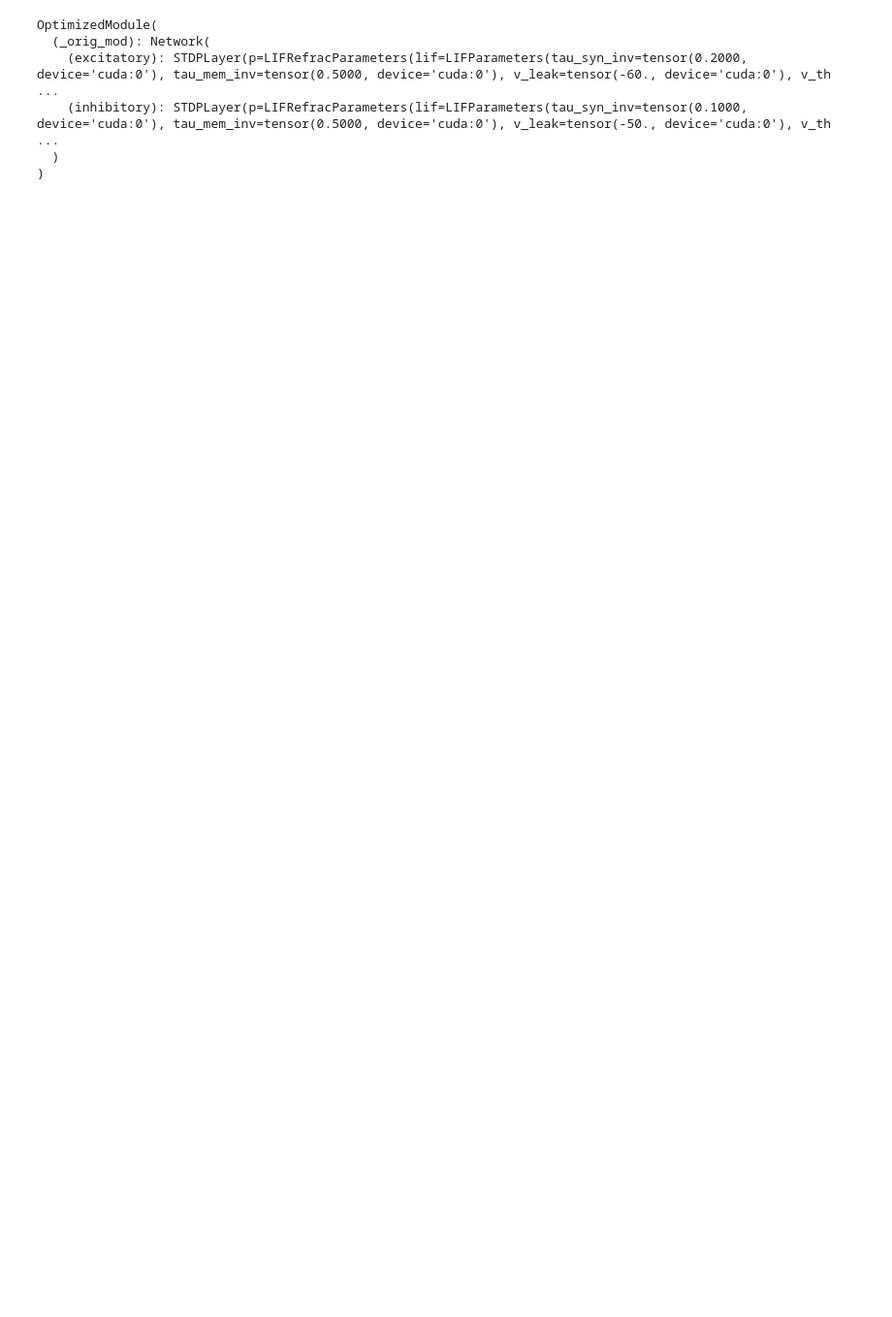
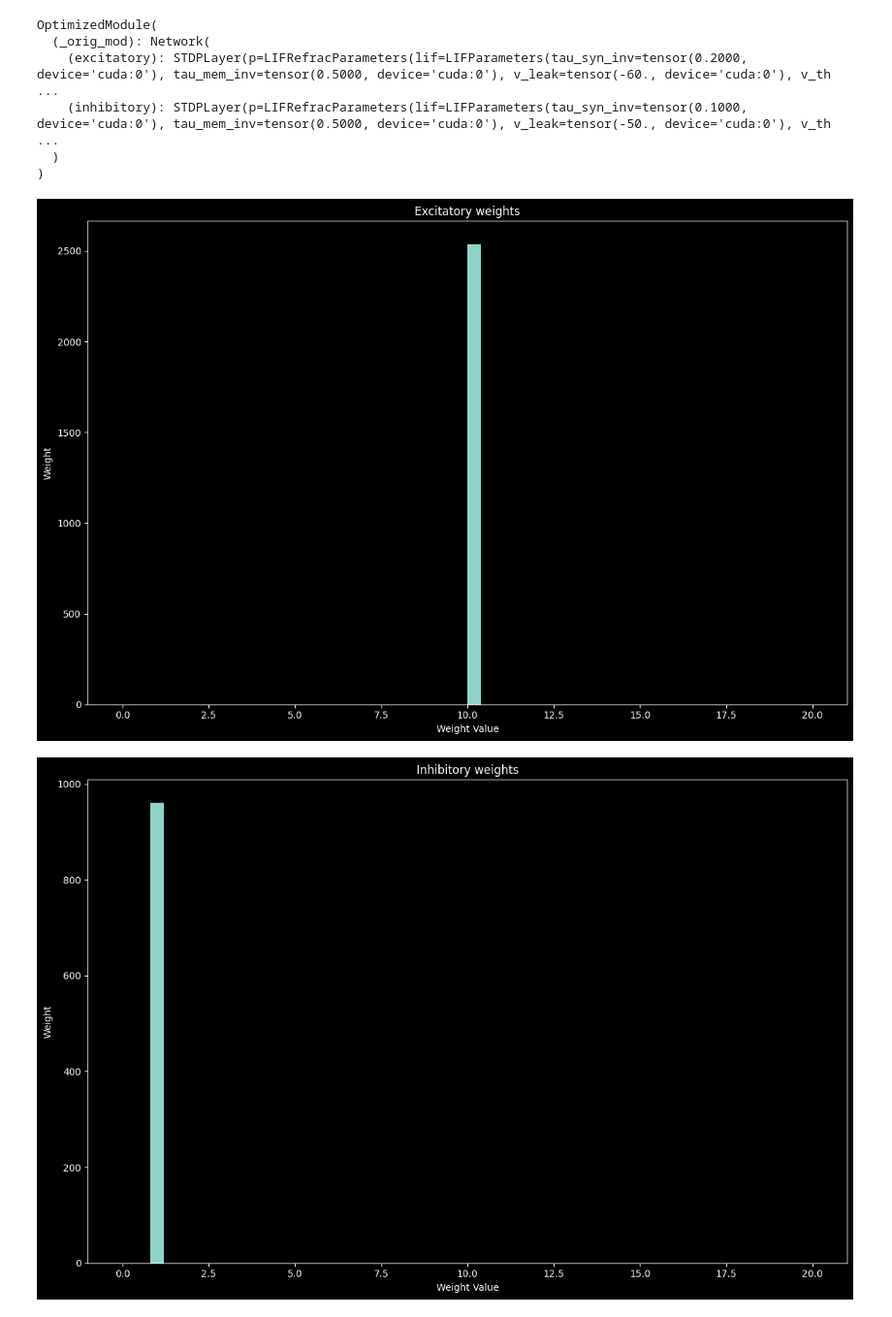
Before and after one commit to BorjaEst/spatial-navigation, a Jupyter notebook: notebooks/EIModel-Balanced.ipynb, the cells around one changed output. Shown at 97% size. Saved outputs shown, nothing was run; the diff lists cells and outputs as text; code cells hidden in the pictures; blank space fills up the shorter version.

Commit message:
feat: add weights plotting function with threshold filtering and histogram display

```diff
--- a/notebooks/EIModel-Balanced.ipynb
+++ b/notebooks/EIModel-Balanced.ipynb
@@ -33,6 +33,12 @@ OptimizedModule(
     (inhibitory): STDPLayer(p=LIFRefracParameters(lif=LIFParameters(tau_syn_inv=tensor(0.1000, device='cuda:0'), tau_mem_inv=tensor(0.5000, device='cuda:0'), v_leak=tensor(-50., device='cuda:0'), v_th ...
   )
 )
+# %%
+plots.weights(model.excitatory.w.detach().cpu(), "Excitatory weights")
+plots.weights(model.inhibitory.w.detach().cpu(), "Inhibitory weights")
+# %% [output]
+[figure, added]
+[figure, added]
 # %%
 spikes_out = torch.stack([model(x) for x in spikes_in])
 plots.raster(spikes_out[:2000].cpu(), "EHC spikes (first 2000)")
```
Also changed, not shown: parts of 4 cells of this notebook, 1 other file.
